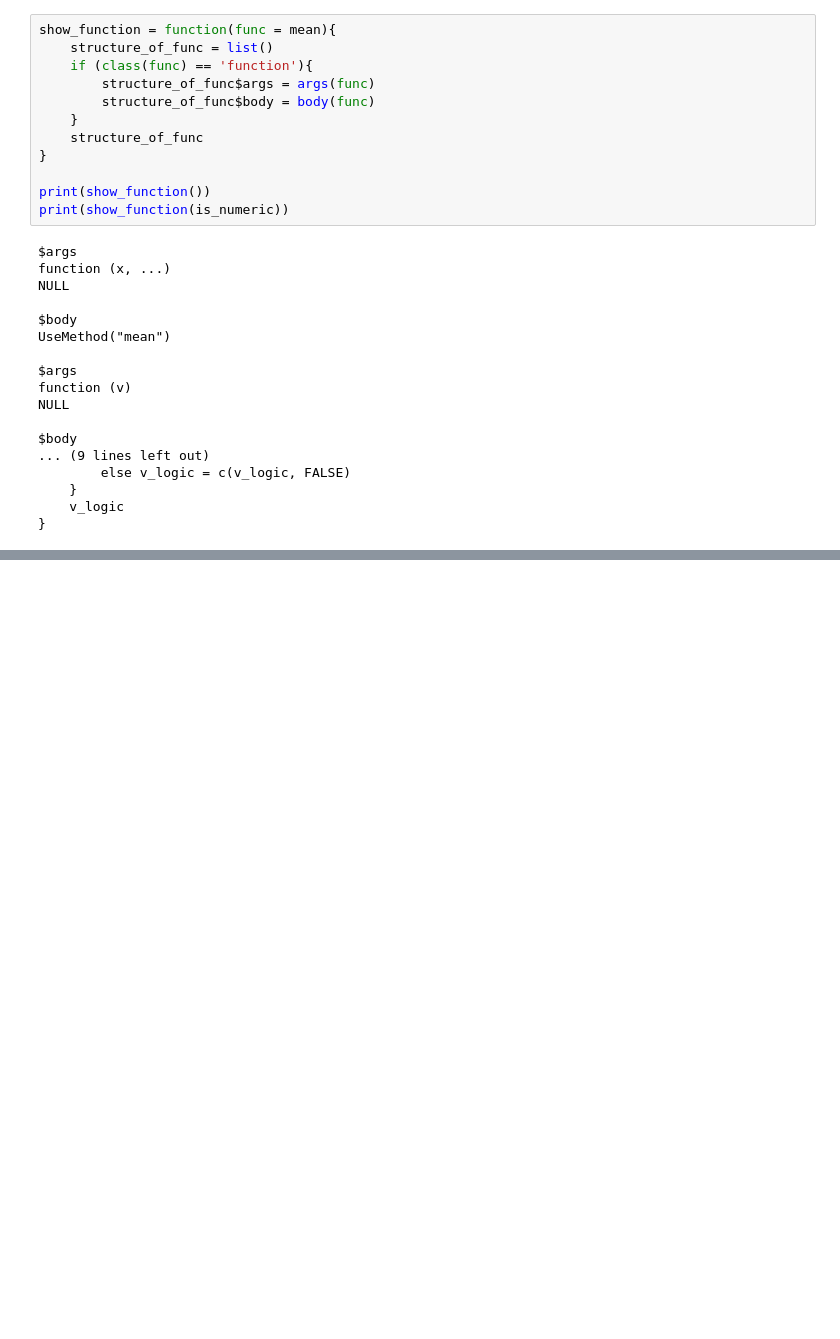
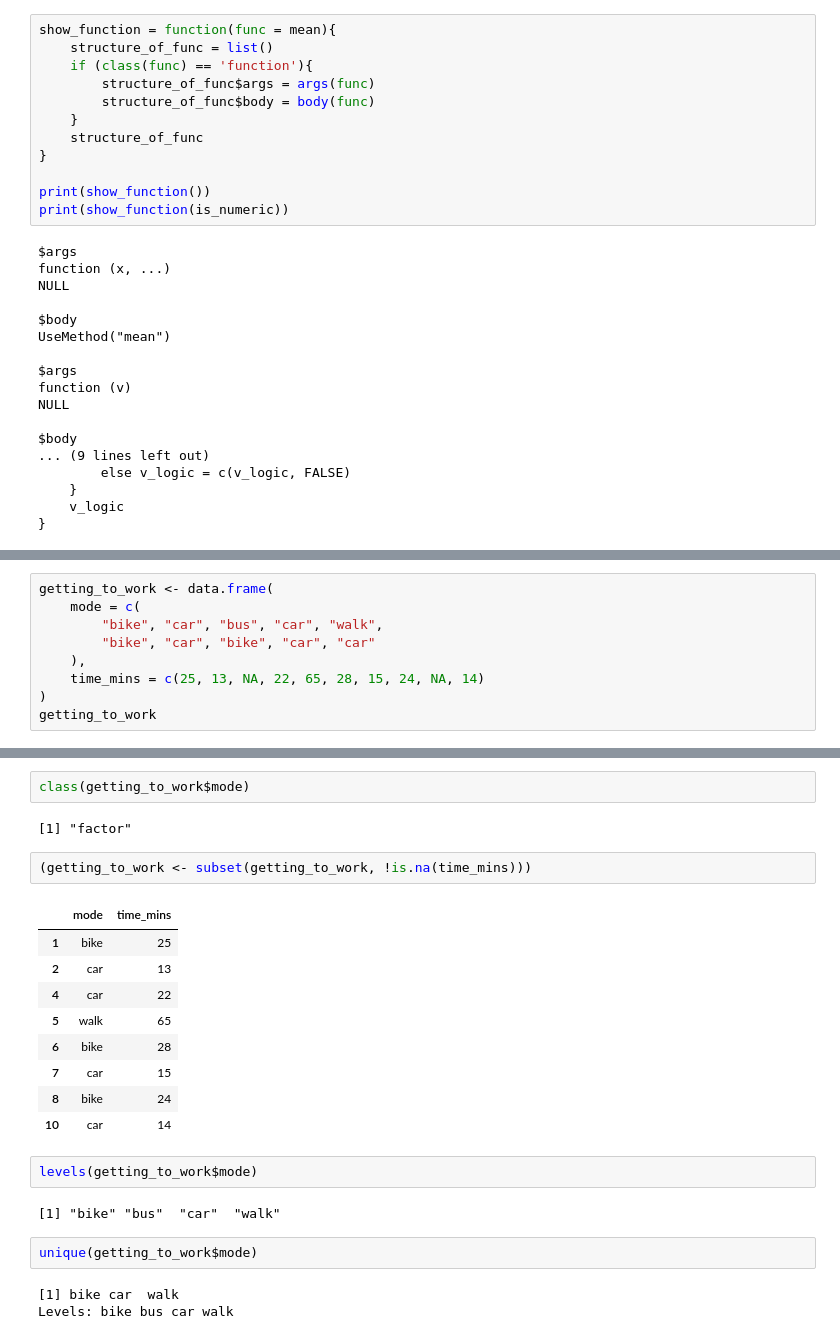
Before and after one commit to KayTony/R-in-Action, a Jupyter notebook: experiments/learning R.ipynb, the cells around one changed output, grey strips where cells are left out. Saved outputs shown, nothing was run; the diff lists cells and outputs as text; blank space fills up the shorter version.

```diff
--- a/experiments/learning R.ipynb
+++ b/experiments/learning R.ipynb
@@ -903,0 +1207,9 @@ $body
+# %%
+getting_to_work <- data.frame(
+    mode = c(
+        "bike", "car", "bus", "car", "walk",
+        "bike", "car", "bike", "car", "car"
+    ),
+    time_mins = c(25, 13, NA, 22, 65, 28, 15, 24, NA, 14)
+)
+getting_to_work
@@ -903,0 +1228,25 @@ $body
+# %%
+class(getting_to_work$mode)
+# %% [output]
+[1] "factor"
+# %%
+(getting_to_work <- subset(getting_to_work, !is.na(time_mins)))
+# %% [output]
+|  | mode | time_mins |
+| 1 | bike | 25 |
+| 2 | car | 13 |
+| 4 | car | 22 |
+| 5 | walk | 65 |
+| 6 | bike | 28 |
+| 7 | car | 15 |
+| 8 | bike | 24 |
+| 10 | car | 14 |
+# %%
+levels(getting_to_work$mode)
+# %% [output]
+[1] "bike" "bus"  "car"  "walk"
+# %%
+unique(getting_to_work$mode)
+# %% [output]
+[1] bike car  walk
+Levels: bike bus car walk
```
Also changed, not shown: parts of 88 cells of this notebook.
